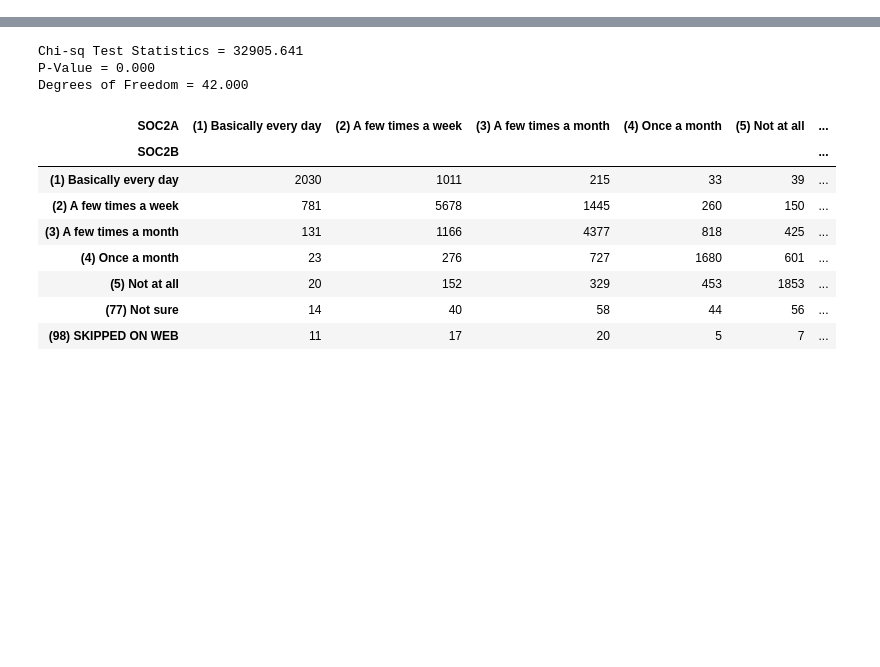
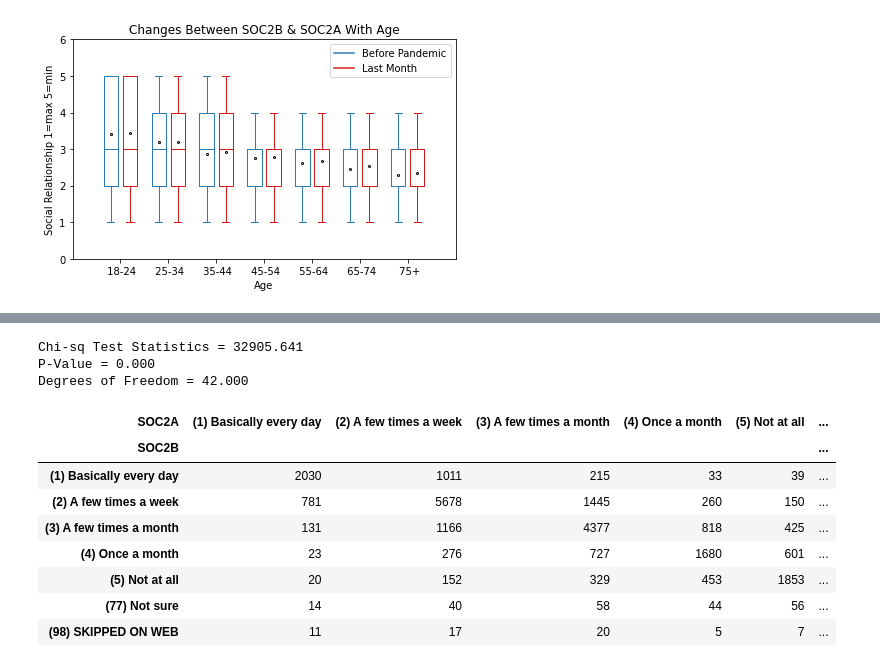
Before and after one commit to meisamasgri/Covid19AndMentalHealth, a Jupyter notebook: Statistical Experiments.ipynb, the cells around one changed output, grey strips where cells are left out. Saved outputs shown, nothing was run; the diff lists cells and outputs as text; code cells hidden in the pictures; blank space fills up the shorter version.

```diff
--- a/Statistical Experiments.ipynb
+++ b/Statistical Experiments.ipynb
@@ -116,0 +302,19 @@ s.set(xlabel='Social (After Covid Pandemic)', ylabel='Social (Before Covid Pande
+# %%
+# ticks = se2_age['AGE7'].str.split(')').str[1].unique();
+# for i in range(len(ticks)):
+#     print(i)
+#
+#
+# ticks[6]
+ticks = se2_age['AGE7'].str.split(')').str[1].unique();
+
+# data_b = se2_age[['SOC2B','AGE7']]
+# data_a = se2_age[['SOC2A','AGE7']]
+mask=[]
+data_b=[]
+data_a=[]
+
+for i in range(len(ticks)):
+    mask = se2_age['AGE7'] == ticks[i]
+    data_b.append(se2_age[mask]['SOC2B'])
+    data_a.append(se2_age[mask]['SOC2A'])
@@ -116,0 +334,70 @@ s.set(xlabel='Social (After Covid Pandemic)', ylabel='Social (Before Covid Pande
+# %%
+se2_age=df[['SOC2B','SOC2A','AGE7']]
+
+se2_age.drop(se2_age.loc[df['SOC2B']== '(77) Not sure'].index, inplace=True)
+se2_age.drop(se2_age.loc[df['SOC2B']== '(98) SKIPPED ON WEB'].index, inplace=True)
+se2_age.drop(se2_age.loc[df['SOC2A']== '(77) Not sure'].index, inplace=True)
+se2_age.drop(se2_age.loc[df['SOC2A']== '(98) SKIPPED ON WEB'].index, inplace=True)
+se2_age.drop(se2_age.loc[df['SOC2A']== '(99) REFUSED'].index, inplace=True)
+se2_age.drop(se2_age.loc[df['AGE7']== '(88) Removed for disclosure risk'].index, inplace=True)
+
+se2_age['SOC2B']=se2_age['SOC2B'].str[1:]
+se2_age['SOC2B'] = se2_age['SOC2B'].str.split(')').str[0].astype(int)
+se2_age['SOC2A']=se2_age['SOC2A'].str[1:]
+se2_age['SOC2A'] = se2_age['SOC2A'].str.split(')').str[0].astype(int)
+
+ticks = se2_age['AGE7'].str.split(')').str[1].unique();
+cols = se2_age['AGE7'].unique();
+mask=[]
+data_b=[]
+data_a=[]
+
+for i in range(len(ticks)):
+    mask = se2_age['AGE7'] == cols[i]
+    data_b.append(se2_age[mask]['SOC2B'])
+    data_a.append(se2_age[mask]['SOC2A'])
+
+bpl = plt.boxplot(data_b,
+                  positions=np.array(range(len(data_a)))*2.0-0.4,
+                  sym='',
+                  widths=0.6,
+                  showmeans=True,
+                  meanprops={"marker":"o",
+                             "markerfacecolor":"white",
+                             "markeredgecolor":"black",
+                             "markersize":"2"})
+
+bpr = plt.boxplot(data_a,
+                  positions=np.array(range(len(data_b)))*2.0+0.4,
+                  sym='',
+                  widths=0.6,
+                  showmeans=True,
+                  meanprops={"marker":"o",
+                             "markerfacecolor":"white",
+                             "markeredgecolor":"black",
+                             "markersize":"2"})
+
+
+def set_box_color(bp, color):
+    plt.setp(bp['boxes'], color=color)
+    plt.setp(bp['whiskers'], color=color)
+    plt.setp(bp['caps'], color=color)
+    plt.setp(bp['medians'], color=color)
+
+set_box_color(bpl, '#2C7BB6') # colors are from http://colorbrewer2.org/
+set_box_color(bpr, '#D7191C')
+
+plt.plot([], c='#2C7BB6', label='Before Pandemic')
+plt.plot([], c='#D7191C', label='Last Month')
+plt.legend()
+plt.ylabel('Social Relationship 1=max 5=min')
+plt.xlabel('Age')
+plt.title('Changes Between SOC2B & SOC2A With Age')
+
+plt.xticks(range(0, len(ticks) * 2, 2), ticks)
+plt.xlim(-2, len(ticks)*2)
+plt.ylim(0, 6)
+plt.tight_layout()
+plt.savefig('C:\python\se2-age.png',format='png', dpi=600)
+# %% [output]
+[figure, added]
```
Also changed, not shown: parts of 29 cells of this notebook.
